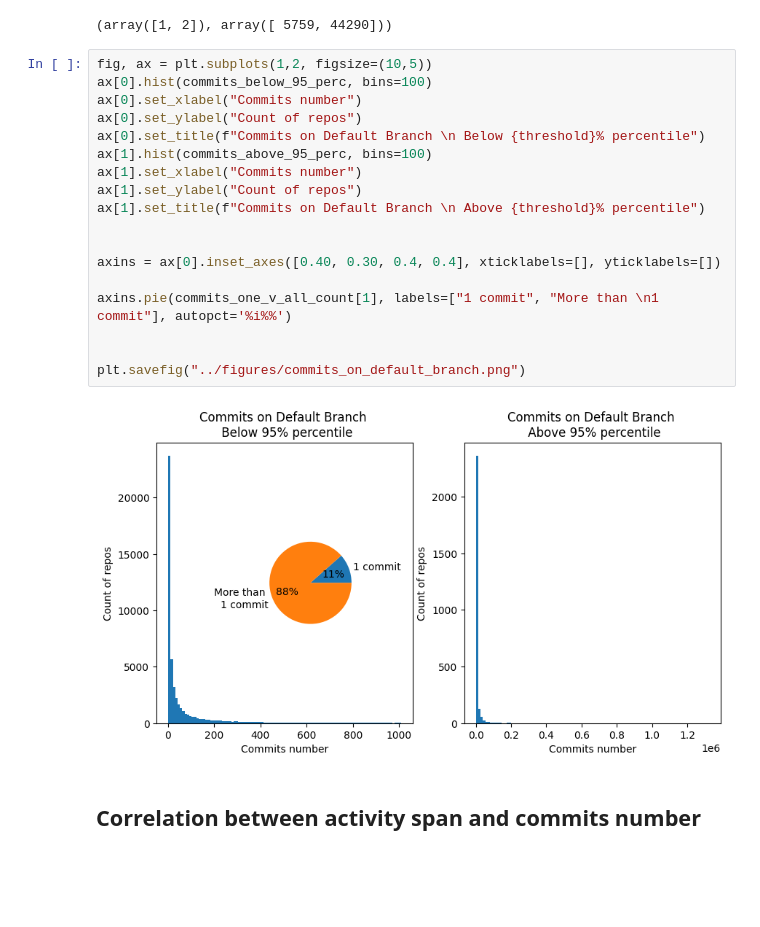
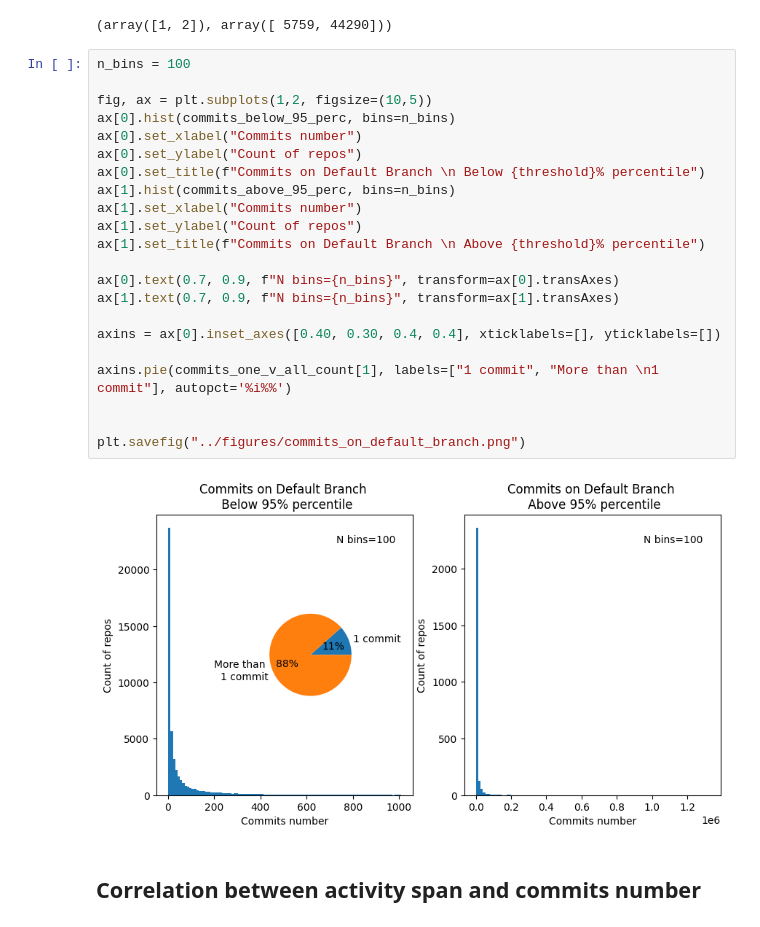
Before and after one commit to Indoc-Research/RS_repos_analysis, a Jupyter notebook: metrics_viz/commits.ipynb, the cells around one changed output. Saved outputs shown, nothing was run; the diff lists cells and outputs as text; blank space fills up the shorter version.

```diff
--- a/metrics_viz/commits.ipynb
+++ b/metrics_viz/commits.ipynb
@@ -27,25 +27,29 @@ commits_one_v_all_count
 # %% [output]
 (array([1, 2]), array([ 5759, 44290]))
 # %%
+n_bins = 100
+
 fig, ax = plt.subplots(1,2, figsize=(10,5))
-ax[0].hist(commits_below_95_perc, bins=100)
+ax[0].hist(commits_below_95_perc, bins=n_bins)
 ax[0].set_xlabel("Commits number")
 ax[0].set_ylabel("Count of repos")
 ax[0].set_title(f"Commits on Default Branch \n Below {threshold}% percentile")
-ax[1].hist(commits_above_95_perc, bins=100)
+ax[1].hist(commits_above_95_perc, bins=n_bins)
 ax[1].set_xlabel("Commits number")
 ax[1].set_ylabel("Count of repos")
 ax[1].set_title(f"Commits on Default Branch \n Above {threshold}% percentile")
 
+ax[0].text(0.7, 0.9, f"N bins={n_bins}", transform=ax[0].transAxes)
+ax[1].text(0.7, 0.9, f"N bins={n_bins}", transform=ax[1].transAxes)
 
 axins = ax[0].inset_axes([0.40, 0.30, 0.4, 0.4], xticklabels=[], yticklabels=[])
 
 axins.pie(commits_one_v_all_count[1], labels=["1 commit", "More than \n1 commit"], autopct='%i%%')
 
 
 plt.savefig("../figures/commits_on_default_branch.png")
 # %% [output]
-[figure, old version]
+[figure, new version]
 # %% [markdown]
 ## Correlation between activity span and commits number
 # %%
```
Also changed, not shown: parts of 1 cell of this notebook, 14 other files.
